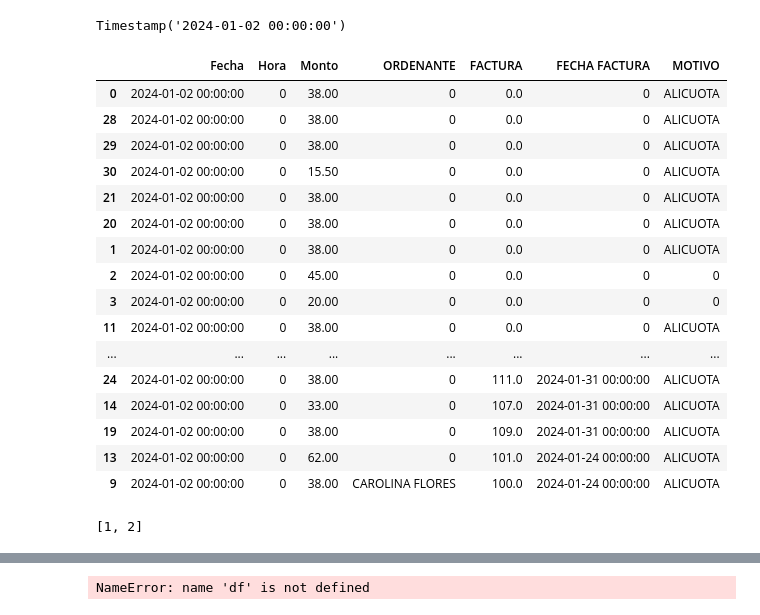
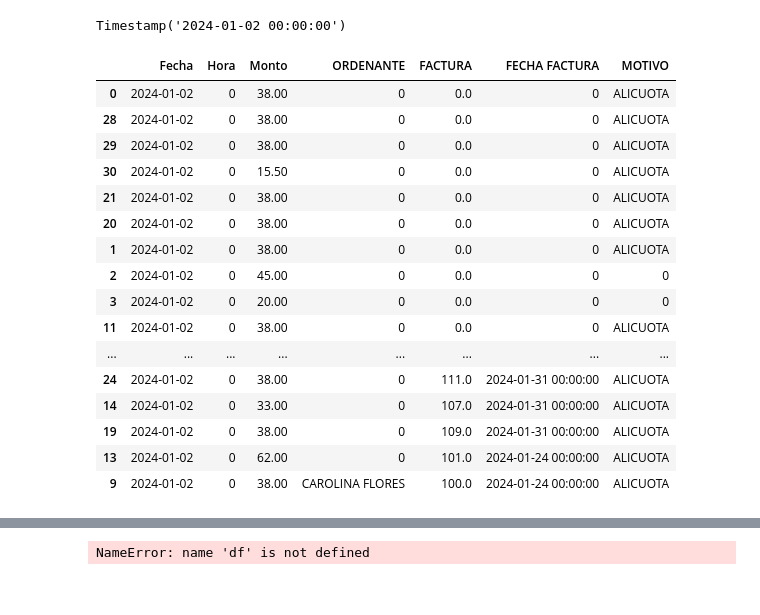
Before and after one commit to MiliPalacios/Proyecto, a Jupyter notebook: Borrador.ipynb, the cells around one changed output, grey strips where cells are left out. Cells and saved outputs as stored; diff of their text form; code cells hidden in the pictures.

Commit message:
fechas

```diff
--- a/Borrador.ipynb
+++ b/Borrador.ipynb
@@ -113,33 +111,31 @@ dia
 # %% [output]
 Timestamp('2024-01-02 00:00:00')
 # %%
-datos_dia=datos[datos["Fecha"].isin([dia])].drop(columns=["LOTE","MES","ESTADO CONTABILIDAD","CUENTA ORIGEN","DESCRIPCION BANCO","OBSERVACIONES","OBSERVACION","Tipo de transacción","Oficina","Concepto","Documento","Saldo","DETALLE PAGO","BANCO","N. de comprobante","Unnamed: 9"])
+datos_dia=datos[datos["Fecha"].isin([dia])].drop(columns=["LOTE","MES","ESTADO CONTABILIDAD","CUENTA ORIGEN","DESCRIPCION BANCO","OBSERVACIONES","OBSERVACION","Tipo de transacción","Oficina","Concepto","Documento","Saldo","DETALLE PAGO","BANCO","N. de comprobante"])
 datos_dia
 # %% [output]
 |  | Fecha | Hora | Monto | ORDENANTE | FACTURA | FECHA FACTURA | MOTIVO |
-| 0 | 2024-01-02 00:00:00 | 0 | 38.00 | 0 | 0.0 | 0 | ALICUOTA |
-| 28 | 2024-01-02 00:00:00 | 0 | 38.00 | 0 | 0.0 | 0 | ALICUOTA |
-| 29 | 2024-01-02 00:00:00 | 0 | 38.00 | 0 | 0.0 | 0 | ALICUOTA |
-| 30 | 2024-01-02 00:00:00 | 0 | 15.50 | 0 | 0.0 | 0 | ALICUOTA |
-| 21 | 2024-01-02 00:00:00 | 0 | 38.00 | 0 | 0.0 | 0 | ALICUOTA |
-| 20 | 2024-01-02 00:00:00 | 0 | 38.00 | 0 | 0.0 | 0 | ALICUOTA |
-| 1 | 2024-01-02 00:00:00 | 0 | 38.00 | 0 | 0.0 | 0 | ALICUOTA |
-| 2 | 2024-01-02 00:00:00 | 0 | 45.00 | 0 | 0.0 | 0 | 0 |
-| 3 | 2024-01-02 00:00:00 | 0 | 20.00 | 0 | 0.0 | 0 | 0 |
-| 11 | 2024-01-02 00:00:00 | 0 | 38.00 | 0 | 0.0 | 0 | ALICUOTA |
+| 0 | 2024-01-02 | 0 | 38.00 | 0 | 0.0 | 0 | ALICUOTA |
+| 28 | 2024-01-02 | 0 | 38.00 | 0 | 0.0 | 0 | ALICUOTA |
+| 29 | 2024-01-02 | 0 | 38.00 | 0 | 0.0 | 0 | ALICUOTA |
+| 30 | 2024-01-02 | 0 | 15.50 | 0 | 0.0 | 0 | ALICUOTA |
+| 21 | 2024-01-02 | 0 | 38.00 | 0 | 0.0 | 0 | ALICUOTA |
+| 20 | 2024-01-02 | 0 | 38.00 | 0 | 0.0 | 0 | ALICUOTA |
+| 1 | 2024-01-02 | 0 | 38.00 | 0 | 0.0 | 0 | ALICUOTA |
+| 2 | 2024-01-02 | 0 | 45.00 | 0 | 0.0 | 0 | 0 |
+| 3 | 2024-01-02 | 0 | 20.00 | 0 | 0.0 | 0 | 0 |
+| 11 | 2024-01-02 | 0 | 38.00 | 0 | 0.0 | 0 | ALICUOTA |
 | ... | ... | ... | ... | ... | ... | ... | ... |
-| 24 | 2024-01-02 00:00:00 | 0 | 38.00 | 0 | 111.0 | 2024-01-31 00:00:00 | ALICUOTA |
-| 14 | 2024-01-02 00:00:00 | 0 | 33.00 | 0 | 107.0 | 2024-01-31 00:00:00 | ALICUOTA |
-| 19 | 2024-01-02 00:00:00 | 0 | 38.00 | 0 | 109.0 | 2024-01-31 00:00:00 | ALICUOTA |
-| 13 | 2024-01-02 00:00:00 | 0 | 62.00 | 0 | 101.0 | 2024-01-24 00:00:00 | ALICUOTA |
-| 9 | 2024-01-02 00:00:00 | 0 | 38.00 | CAROLINA FLORES | 100.0 | 2024-01-24 00:00:00 | ALICUOTA |
+| 24 | 2024-01-02 | 0 | 38.00 | 0 | 111.0 | 2024-01-31 00:00:00 | ALICUOTA |
+| 14 | 2024-01-02 | 0 | 33.00 | 0 | 107.0 | 2024-01-31 00:00:00 | ALICUOTA |
+| 19 | 2024-01-02 | 0 | 38.00 | 0 | 109.0 | 2024-01-31 00:00:00 | ALICUOTA |
+| 13 | 2024-01-02 | 0 | 62.00 | 0 | 101.0 | 2024-01-24 00:00:00 | ALICUOTA |
+| 9 | 2024-01-02 | 0 | 38.00 | CAROLINA FLORES | 100.0 | 2024-01-24 00:00:00 | ALICUOTA |
 # %%
 valores_ingresos_d=datos_dia["Monto"].sum()
 valores_facturados_d=datos_dia[datos_dia["FACTURA"]!=0]["Monto"].sum()
 y2=[valores_ingresos_d,valores_facturados_d]
 x2=[1,2]
-# %% [output]
-[1, 2]
 # %%
 plt.figure(figsize=(10, 6))
 plt.title(f"CONTROL DEL REGISTRO DE INGRESOS DIA {dia}")
```
Also changed, not shown: parts of 8 cells of this notebook, 4 other files.
